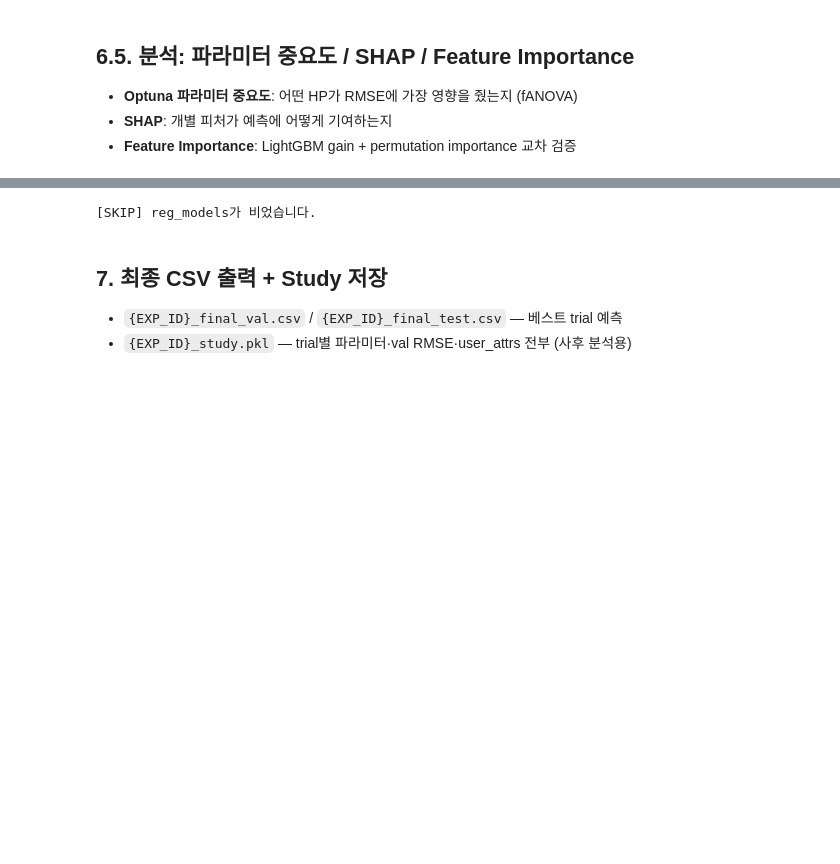
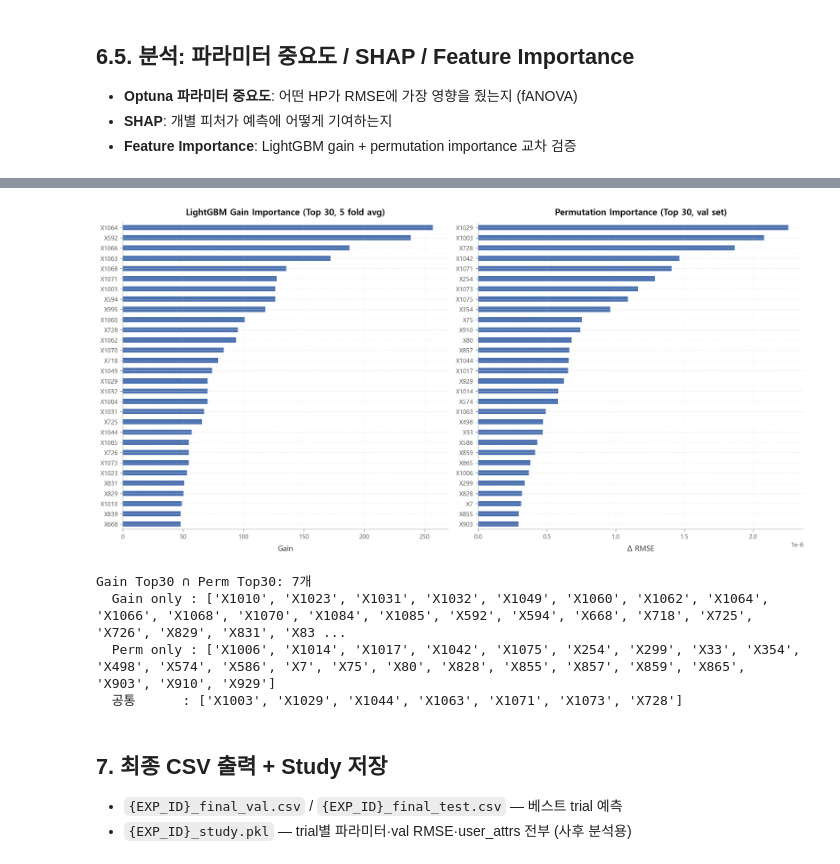
Before and after one commit to younjunseon/ASAC_SKhynix, a Jupyter notebook: 3_modeling/baseline.ipynb, the cells around one changed output, grey strips where cells are left out. Cells and saved outputs as stored; diff of their text form; code cells hidden in the pictures; blank space fills up the shorter version.

```diff
--- a/3_modeling/baseline.ipynb
+++ b/3_modeling/baseline.ipynb
@@ -719,9 +764,14 @@ from sklearn.inspection import permutation_importance
 if not reg_models:
     print("[SKIP] reg_models가 비었습니다.")
 else:
+    # reg_level='position' 이면 die-level 데이터에서 X/y 를 같이 가져옴.
+    # die-level y 는 unit y 를 각 die 로 merge 한 값이라 shape 가 X 와 맞는다.
+    # reg_level='unit'  이면 final['unit_data'] 가 unit-level 이고, y 도 unit-level.
+    _ana_data = final.get("die_data") or final["unit_data"]
+
     selected = final["selected_cols"]
-    X_val_fi = final["unit_data"]["val"][selected].values
-    y_val_fi = ys['validation'][TARGET_COL].values  # 원본 정답 사용 (역변환 왜곡 방지)
+    X_val_fi = _ana_data["val"][selected].values
+    y_val_fi = _ana_data["val"][TARGET_COL].values  # 원본 정답 (역변환 왜곡 방지)
 
     # --- Gain importance (전체 fold 평균) ---
     gain_imps = []
@@ -737,36 +787,41 @@ else:
         n_repeats=10, random_state=SEED,
         scoring="neg_root_mean_squared_error",
     )
     perm_series = pd.Series(
         perm_result.importances_mean, index=selected
     ).sort_values(ascending=True).tail(30)
 
     # --- 시각화 ---
     fig, axes = plt.subplots(1, 2, figsize=(16, 8))
 
     gain_series.plot(kind="barh", ax=axes[0])
     axes[0].set_title(f"LightGBM Gain Importance (Top 30, {len(reg_models)} fold avg)")
     axes[0].set_xlabel("Gain")
     axes[0].grid(alpha=0.3, axis="x")
 
     perm_series.plot(kind="barh", ax=axes[1])
     axes[1].set_title("Permutation Importance (Top 30, val set)")
-    axes[1].set_xlabel("\u0394 RMSE")
+    axes[1].set_xlabel("Δ RMSE")
     axes[1].grid(alpha=0.3, axis="x")
 
     plt.tight_layout()
     plt.show()
 
     # --- Gain vs Perm 교차 검증: 두 방법 모두 Top 30에 든 피처 ---
     gain_top = set(pd.Series(gain_mean, index=selected).nlargest(30).index)
     perm_top = set(pd.Series(perm_result.importances_mean, index=selected).nlargest(30).index)
     both = gain_top & perm_top
-    print(f"\nGain Top30 \u2229 Perm Top30: {len(both)}개")
+    print()
+    print(f"Gain Top30 ∩ Perm Top30: {len(both)}개")
     print(f"  Gain only : {sorted(gain_top - perm_top)}")
     print(f"  Perm only : {sorted(perm_top - gain_top)}")
     print(f"  공통      : {sorted(both)}")
 # %% [output]
+[figure, added]
-[SKIP] reg_models가 비었습니다.
+Gain Top30 ∩ Perm Top30: 7개
+  Gain only : ['X1010', 'X1023', 'X1031', 'X1032', 'X1049', 'X1060', 'X1062', 'X1064', 'X1066', 'X1068', 'X1070', 'X1084', 'X1085', 'X592', 'X594', 'X668', 'X718', 'X725', 'X726', 'X829', 'X831', 'X83 ...
+  Perm only : ['X1006', 'X1014', 'X1017', 'X1042', 'X1075', 'X254', 'X299', 'X33', 'X354', 'X498', 'X574', 'X586', 'X7', 'X75', 'X80', 'X828', 'X855', 'X857', 'X859', 'X865', 'X903', 'X910', 'X929']
+  공통      : ['X1003', 'X1029', 'X1044', 'X1063', 'X1071', 'X1073', 'X728']
 # %% [markdown]
 ## 7. 최종 CSV 출력 + Study 저장
 
```
Also changed, not shown: parts of 10 cells of this notebook, 5 other files.
